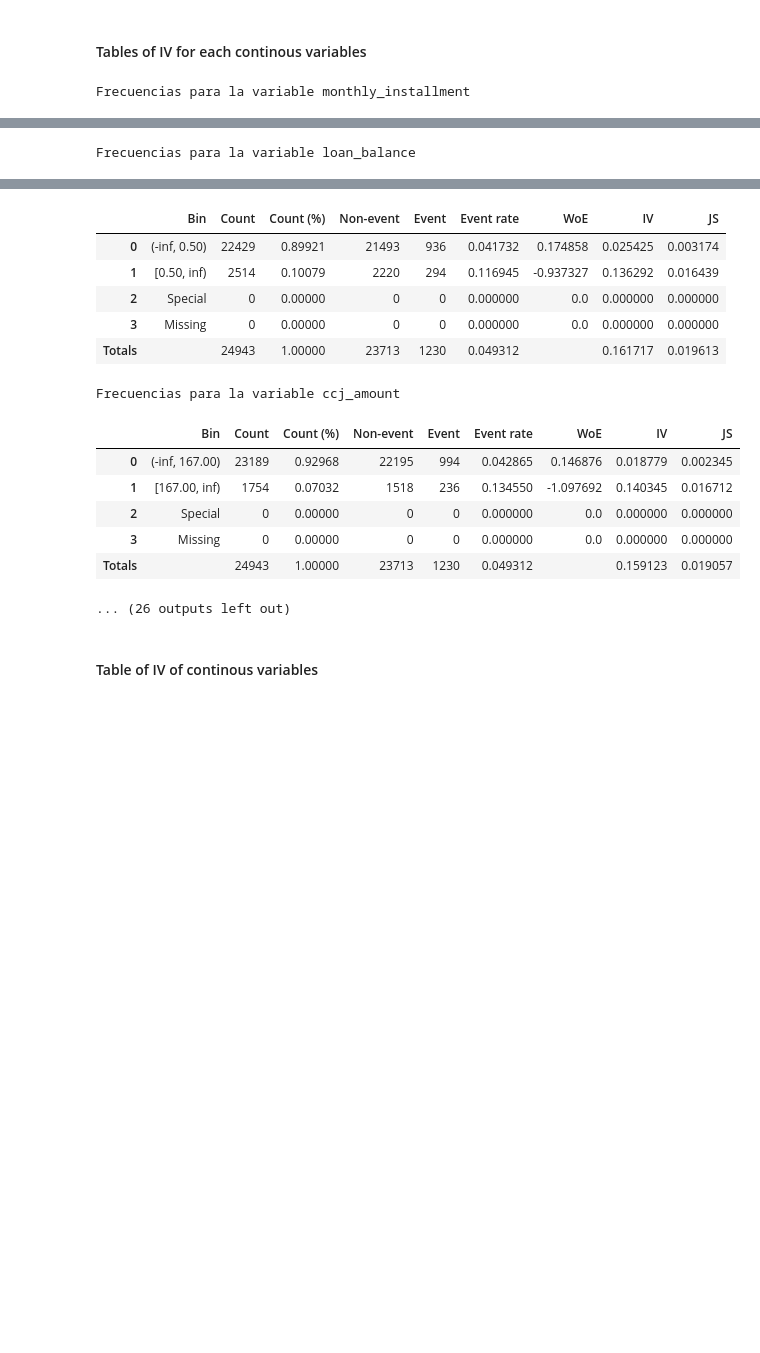
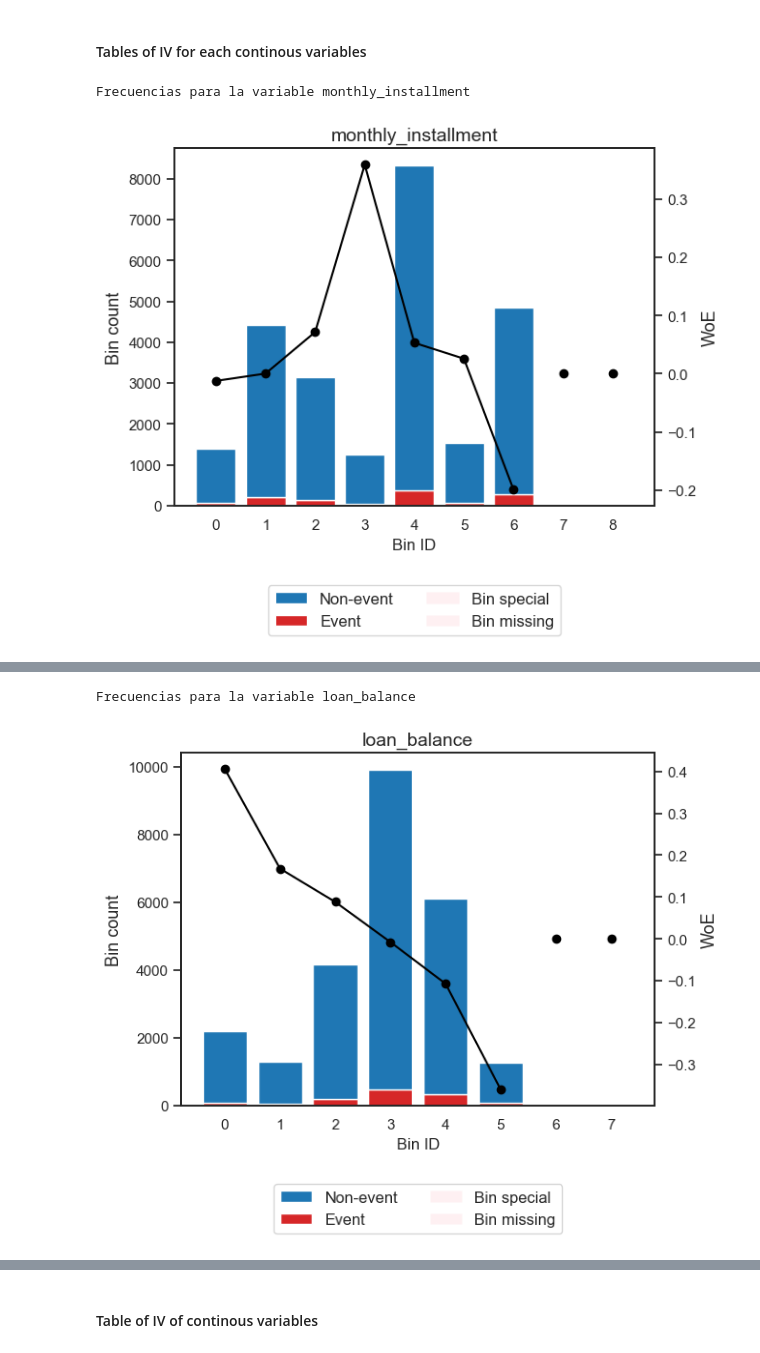
Before and after one commit to danpa26/CredRisk, a Jupyter notebook: one_yr_pd/one_year_pd.ipynb, the cells around one changed output, grey strips where cells are left out. Drawn from its saved outputs; the diff is of its cells as text; code cells hidden in the pictures; blank space fills up the shorter version.

```diff
--- a/one_yr_pd/one_year_pd.ipynb
+++ b/one_yr_pd/one_year_pd.ipynb
@@ -697,20 +697,21 @@ for val in var_con:
 # %% [markdown]
 #### Tables of IV for each continous variables
 # %%
-iv_vcon_table = []
-
 for val in var_con:
 
     x = df3[val].values
     y = df3['default_event'].values
     optb = OptimalBinning(name = val, dtype = 'numerical', solver = 'cp')
     optb.fit(x, y)
-    iv_vcon_table = optb.binning_table.build()
+    vcon_table = optb.binning_table.build()
+    vacon_grap = optb.binning_table
     print(f"Frecuencias para la variable {val} \n")
-    display(iv_vcon_table)
+    vacon_grap.plot(metric = 'woe')
+    display(vcon_table)
     print("\n")
 # %% [output]
 Frecuencias para la variable monthly_installment
+[figure, added]
 |  | Bin | Count | Count (%) | Non-event | Event | Event rate | WoE | IV | JS |
 | 0 | (-inf, 183.82) | 1403 | 0.056248 | 1333 | 70 | 0.049893 | -0.012317 | 8.581104e-06 | 1.072631e-06 |
 | 1 | [183.82, 364.99) | 4422 | 0.177284 | 4204 | 218 | 0.049299 | 0.000287 | 1.464336e-08 | 1.830419e-09 |
@@ -723,6 +724,7 @@ Frecuencias para la variable monthly_installment
 | 8 | Missing | 0 | 0.000000 | 0 | 0 | 0.000000 | 0.0 | 0.000000e+00 | 0.000000e+00 |
 | Totals |  | 24943 | 1.000000 | 23713 | 1230 | 0.049312 |  | 1.561055e-02 | 1.945830e-03 |
 Frecuencias para la variable loan_balance
+[figure, added]
 |  | Bin | Count | Count (%) | Non-event | Event | Event rate | WoE | IV | JS |
 | 0 | (-inf, 31282.18) | 2184 | 0.087560 | 2111 | 73 | 0.033425 | 0.405448 | 0.012031 | 0.001494 |
 | 1 | [31282.18, 43327.62) | 1309 | 0.052480 | 1254 | 55 | 0.042017 | 0.167751 | 0.001370 | 0.000171 |
@@ -757,17 +761,3 @@ Frecuencias para la variable time_since_ccj
-|  | Bin | Count | Count (%) | Non-event | Event | Event rate | WoE | IV | JS |
-| 0 | (-inf, 0.50) | 22429 | 0.89921 | 21493 | 936 | 0.041732 | 0.174858 | 0.025425 | 0.003174 |
-| 1 | [0.50, inf) | 2514 | 0.10079 | 2220 | 294 | 0.116945 | -0.937327 | 0.136292 | 0.016439 |
-| 2 | Special | 0 | 0.00000 | 0 | 0 | 0.000000 | 0.0 | 0.000000 | 0.000000 |
-| 3 | Missing | 0 | 0.00000 | 0 | 0 | 0.000000 | 0.0 | 0.000000 | 0.000000 |
-| Totals |  | 24943 | 1.00000 | 23713 | 1230 | 0.049312 |  | 0.161717 | 0.019613 |
-Frecuencias para la variable ccj_amount
-|  | Bin | Count | Count (%) | Non-event | Event | Event rate | WoE | IV | JS |
-| 0 | (-inf, 167.00) | 23189 | 0.92968 | 22195 | 994 | 0.042865 | 0.146876 | 0.018779 | 0.002345 |
-| 1 | [167.00, inf) | 1754 | 0.07032 | 1518 | 236 | 0.134550 | -1.097692 | 0.140345 | 0.016712 |
-| 2 | Special | 0 | 0.00000 | 0 | 0 | 0.000000 | 0.0 | 0.000000 | 0.000000 |
-| 3 | Missing | 0 | 0.00000 | 0 | 0 | 0.000000 | 0.0 | 0.000000 | 0.000000 |
-| Totals |  | 24943 | 1.00000 | 23713 | 1230 | 0.049312 |  | 0.159123 | 0.019057 |
-... (26 outputs left out)
 # %% [markdown]
 #### Table of IV of continous variables
 # %%
```
Also changed, not shown: parts of 56 cells of this notebook.
